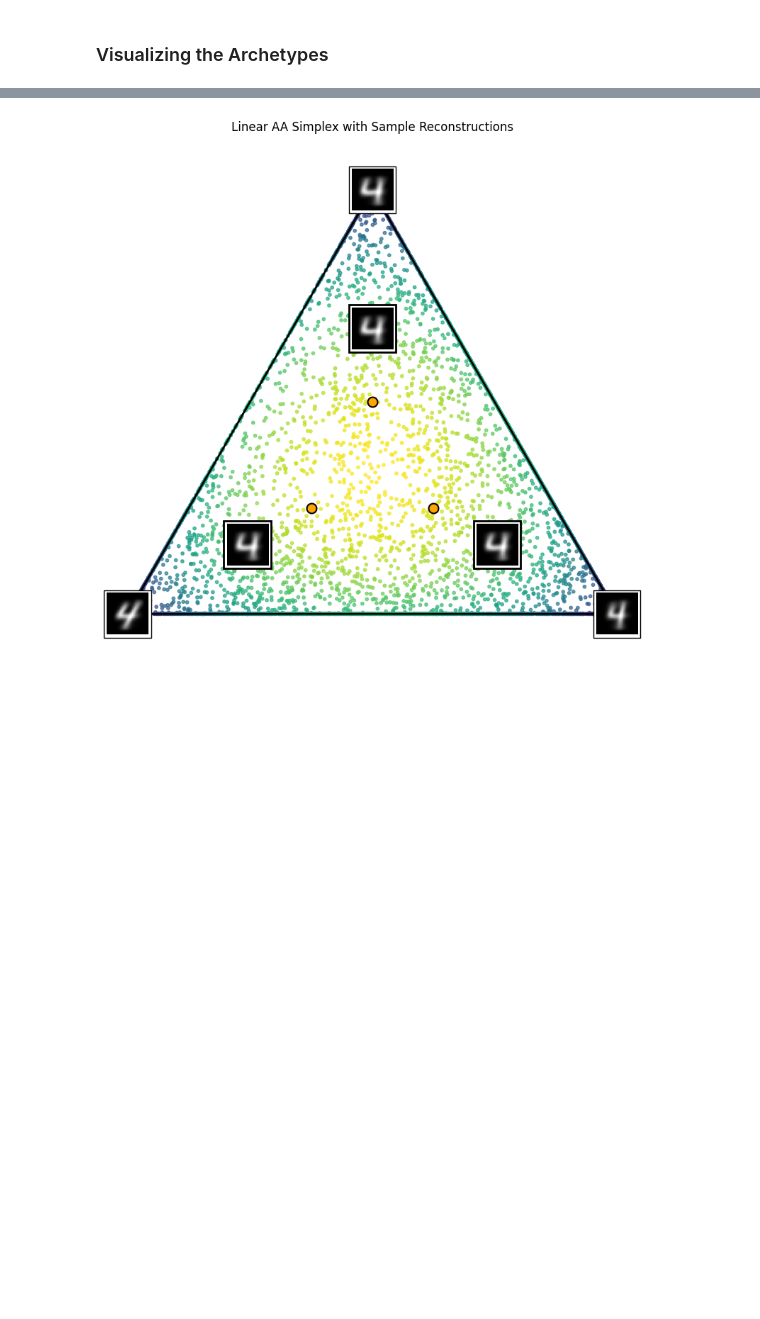
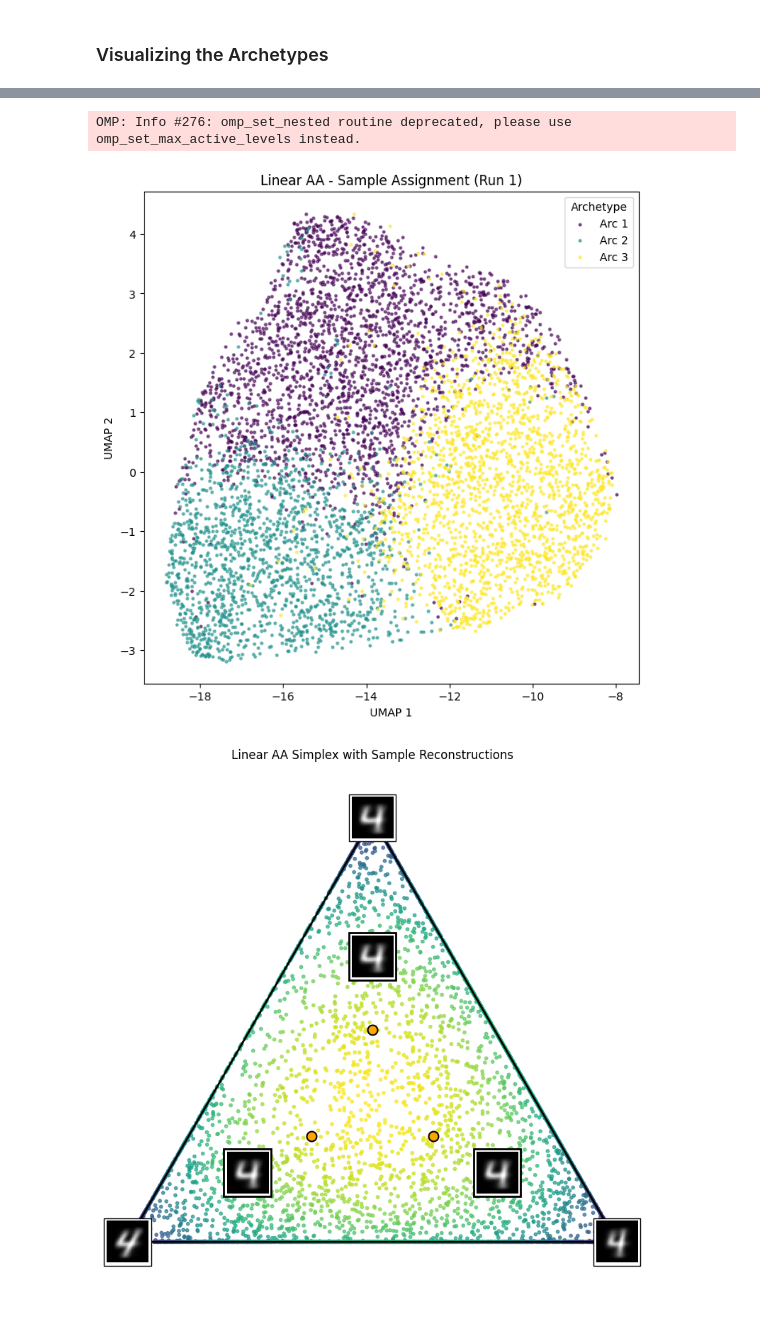
Before and after one commit to joaommata/Deep-Archetypal-Analysis, a Jupyter notebook: LinearAA/Python/LinearAA_MNIST.ipynb, the cells around one changed output, grey strips where cells are left out. Cells and saved outputs as stored; diff of their text form; code cells hidden in the pictures; blank space fills up the shorter version.

```diff
--- a/LinearAA/Python/LinearAA_MNIST.ipynb
+++ b/LinearAA/Python/LinearAA_MNIST.ipynb
@@ -259,42 +265,49 @@ plot_archetypes(C_recon, img_shape=(28,28), title="Linear AA - Run 1 Archetypes"
 # %%
+import matplotlib.pyplot as plt
+import numpy as np
+import umap
 
 def plot_umap_assignment(X, S, title="Sample Assignment", s=5, alpha=0.6, cmap='viridis'):
-
     # Convert S to numpy if tensor
     S = to_numpy(S)
     X = to_numpy(X)
 
     # Step 1: compute dominant archetype for each sample
     dominant_arc = np.argmax(S, axis=0)  # shape: (N_samples,)
 
     # Step 2: reduce X to 2D using UMAP
     reducer = umap.UMAP(n_neighbors=30, min_dist=0.3, random_state=42)
     X_embedded = reducer.fit_transform(X)  # shape: (N_samples, 2)
 
     # Step 3: scatter plot colored by dominant archetype
     n_archetypes = S.shape[0]
     plt.figure(figsize=(8,8))
-    scatter = plt.scatter(
-        X_embedded[:,0],
-        X_embedded[:,1],
-        c=dominant_arc,
-        cmap=cmap,
-        s=s,
-        alpha=alpha
-    )
+
+    # Get the colormap
+    colors = plt.get_cmap(cmap)(np.linspace(0, 1, n_archetypes))
+
+    # Plot each archetype separately to create a legend
+    for i in range(n_archetypes):
+        plt.scatter(
+            X_embedded[dominant_arc==i, 0],
+            X_embedded[dominant_arc==i, 1],
+            color=colors[i],
+            s=s,
+            alpha=alpha,
+            label=f"Arc {i+1}"
+        )
+
     plt.title(title)
     plt.xlabel("UMAP 1")
     plt.ylabel("UMAP 2")
-
-    # Colorbar
-    cbar = plt.colorbar(scatter, ticks=np.arange(n_archetypes))
-    cbar.set_label("Archetype")
-    cbar.set_ticklabels([f"Arc {i+1}" for i in range(n_archetypes)])
-
+    plt.legend(title="Archetype")
     plt.show()
 
-# Linear AA: S_matrices[0] shape (k × N_samples)
-#plot_umap_assignment(X_samples, S_matrices[0], title="Linear AA - Sample Assignment (Run 1)")
+# Example usage:
+plot_umap_assignment(X_samples, S_matrices[0], title="Linear AA - Sample Assignment (Run 1)")
+# %% [output]
+OMP: Info #276: omp_set_nested routine deprecated, please use omp_set_max_active_levels instead.
+[figure, added]
 # %%
 import numpy as np
 import matplotlib.pyplot as plt
```
Also changed, not shown: parts of 4 cells of this notebook, 1 other file.
